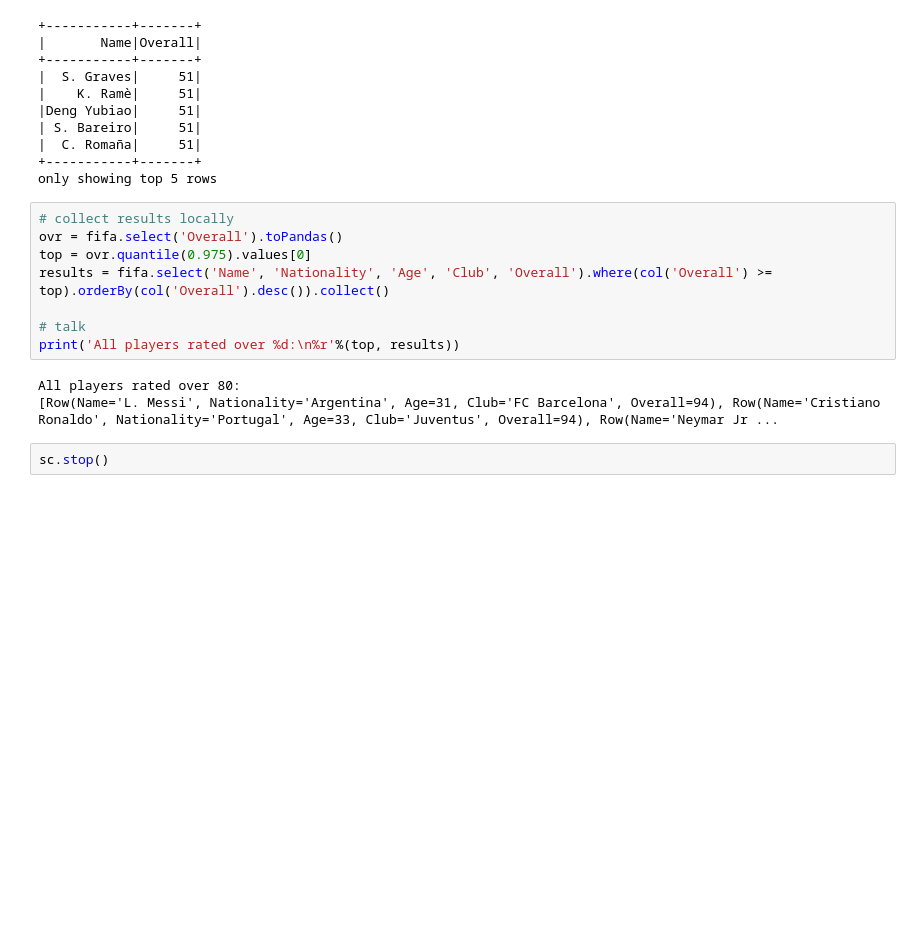
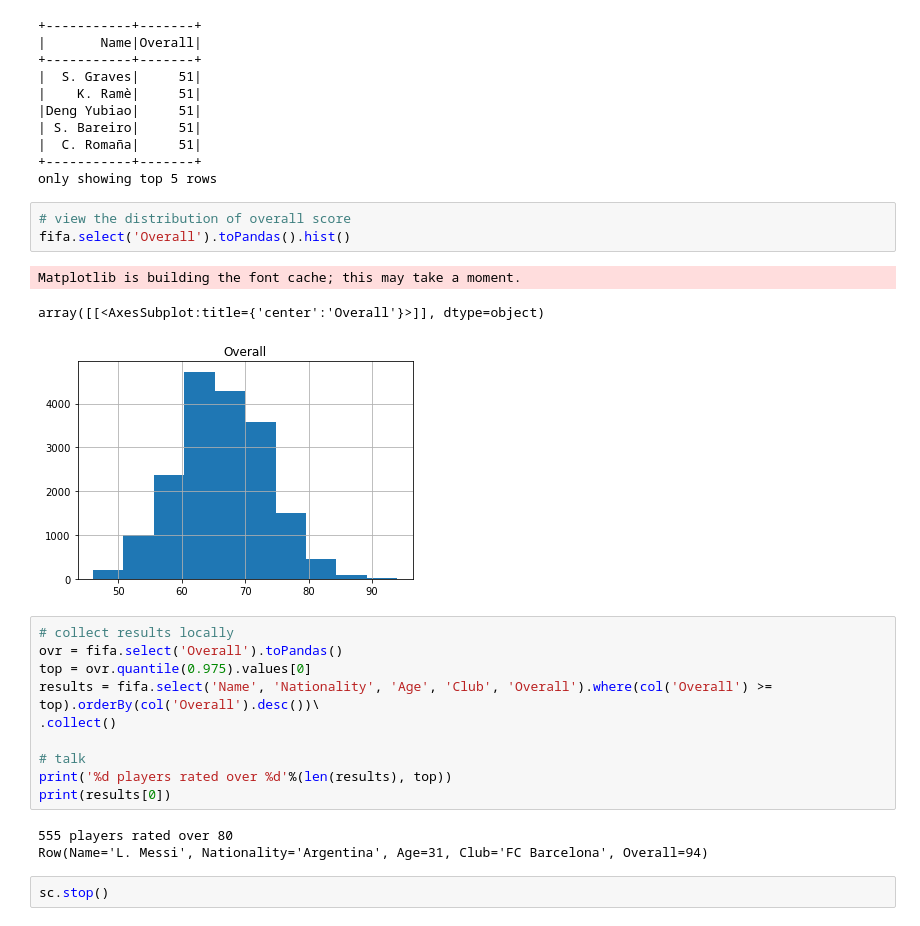
Before and after one commit to ahowe42/pyspark_explore, a Jupyter notebook: pyspark_essentials_udemy/DataFrames_searchFilter.ipynb, the cells around one changed output. Cells and saved outputs as stored; diff of their text form; blank space fills up the shorter version.

```diff
--- a/pyspark_essentials_udemy/DataFrames_searchFilter.ipynb
+++ b/pyspark_essentials_udemy/DataFrames_searchFilter.ipynb
@@ -317,16 +317,25 @@ fifa.select('Name', 'Overall').where(col('Overall')>50).orderBy(col('Overall')).
 |  C. Romaña|     51|
 +-----------+-------+
 only showing top 5 rows
+# %%
+# view the distribution of overall score
+fifa.select('Overall').toPandas().hist()
+# %% [output]
+Matplotlib is building the font cache; this may take a moment.
+array([[<AxesSubplot:title={'center':'Overall'}>]], dtype=object)
+[figure, added]
 # %%
 # collect results locally
 ovr = fifa.select('Overall').toPandas()
 top = ovr.quantile(0.975).values[0]
-results = fifa.select('Name', 'Nationality', 'Age', 'Club', 'Overall').where(col('Overall') >= top).orderBy(col('Overall').desc()).collect()
+results = fifa.select('Name', 'Nationality', 'Age', 'Club', 'Overall').where(col('Overall') >= top).orderBy(col('Overall').desc())\
+.collect()
 
 # talk
-print('All players rated over %d:\n%r'%(top, results))
+print('%d players rated over %d'%(len(results), top))
+print(results[0])
 # %% [output]
-All players rated over 80:
-[Row(Name='L. Messi', Nationality='Argentina', Age=31, Club='FC Barcelona', Overall=94), Row(Name='Cristiano Ronaldo', Nationality='Portugal', Age=33, Club='Juventus', Overall=94), Row(Name='Neymar Jr ...
+555 players rated over 80
+Row(Name='L. Messi', Nationality='Argentina', Age=31, Club='FC Barcelona', Overall=94)
 # %%
 sc.stop()
```
